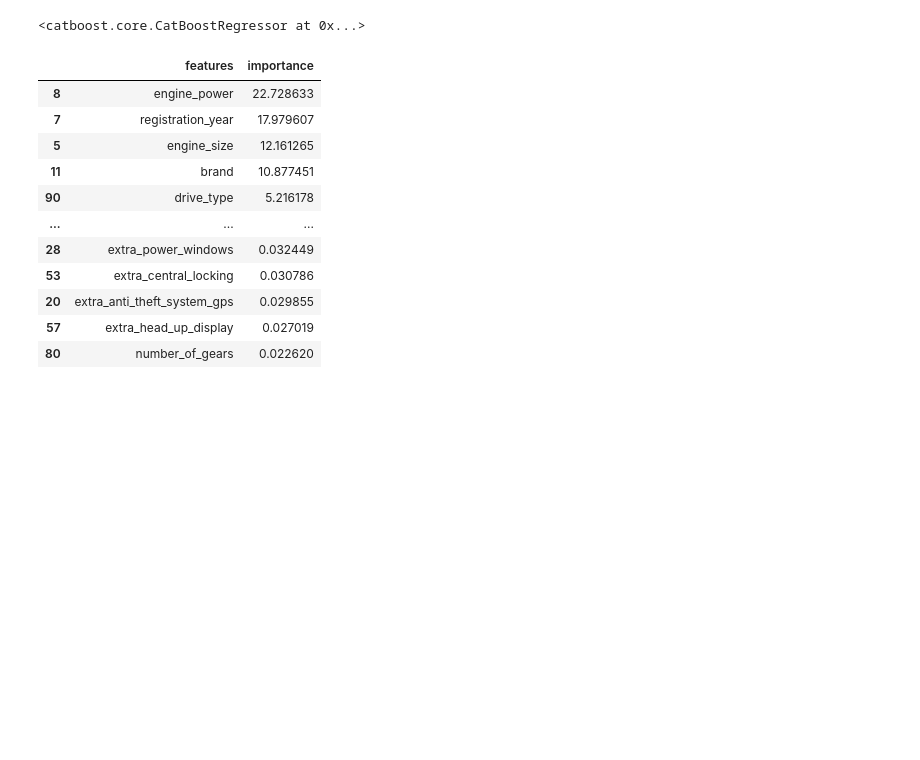
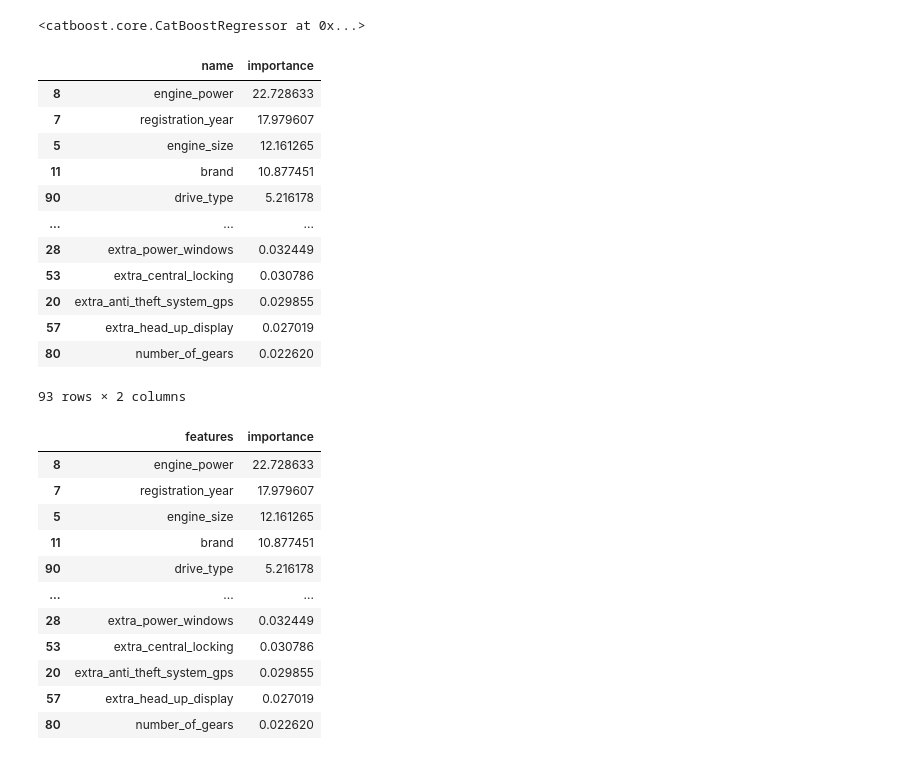
Before and after one commit to aristotekoen/car_market, a Jupyter notebook: notebooks/modelling3.ipynb, the cells around one changed output. Drawn from its saved outputs; the diff is of its cells as text; code cells hidden in the pictures; blank space fills up the shorter version.

```diff
--- a/notebooks/modelling3.ipynb
+++ b/notebooks/modelling3.ipynb
@@ -217,3 +220,21 @@ predictions = catboost.predict(test_val_set)
+# %%
+cb = catboost.CatBoostRegressor().load_model('../data/models/catboost_extras')
+# %%
+pd.DataFrame({'name':cb.feature_names_,'importance': cb.get_feature_importance()}).sort_values('importance', ascending=False)
+# %% [output]
+|  | name | importance |
+| 8 | engine_power | 22.728633 |
+| 7 | registration_year | 17.979607 |
+| 5 | engine_size | 12.161265 |
+| 11 | brand | 10.877451 |
+| 90 | drive_type | 5.216178 |
+| ... | ... | ... |
+| 28 | extra_power_windows | 0.032449 |
+| 53 | extra_central_locking | 0.030786 |
+| 20 | extra_anti_theft_system_gps | 0.029855 |
+| 57 | extra_head_up_display | 0.027019 |
+| 80 | number_of_gears | 0.022620 |
+93 rows × 2 columns
 # %%
 pd.DataFrame({'features' : X_val.columns, 'importance': catboost.get_feature_importance()}).sort_values(by='importance',ascending=False)
 # %% [output]
```
Also changed, not shown: parts of 1 cell of this notebook, 5 other files.
